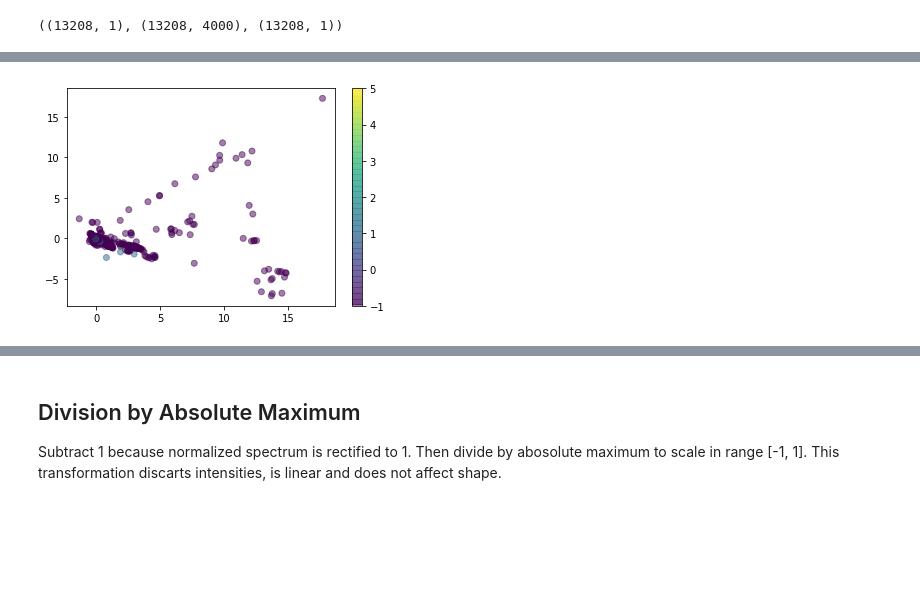
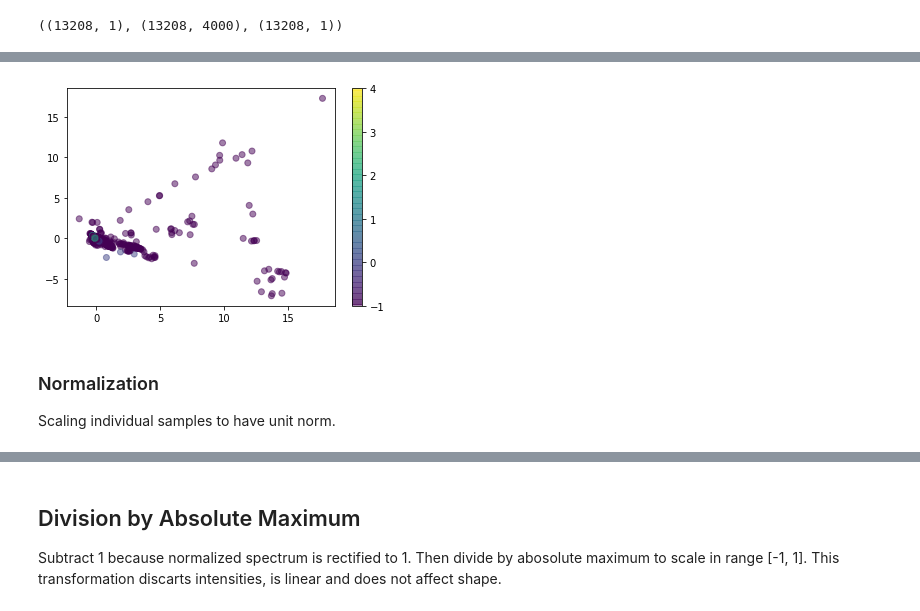
Before and after one commit to podondra/bt-spectraldl, a Jupyter notebook: notebooks/preprocessing.ipynb, the cells around one changed output, grey strips where cells are left out. Drawn from its saved outputs; the diff is of its cells as text; code cells hidden in the pictures; blank space fills up the shorter version.

```diff
--- a/notebooks/preprocessing.ipynb
+++ b/notebooks/preprocessing.ipynb
@@ -82,15 +101,11 @@ _ = ax2.plot(X[idx])
-# %%
-minmax_pca = sklearn.decomposition.PCA(n_components=2)
-X_minmax_pca = pca.fit_transform(X_minmax)
-_ = plt.scatter(
-    X_minmax_pca[:, 0],
-    X_minmax_pca[:, 1],
-    alpha=0.5,
-    c=y,
-)
-_ = plt.colorbar()
-# %% [output]
-[figure, removed]
+# %%
+plot_2d_pca(X_minmax)
+# %% [output]
+[figure, added]
+# %% [markdown]
+### Normalization
+
+Scaling individual samples to have unit norm.
 # %%
 X_normalized = sklearn.preprocessing.normalize(X, norm='l1')
 # %%
```
Also changed, not shown: parts of 26 cells of this notebook, 3 other files.
